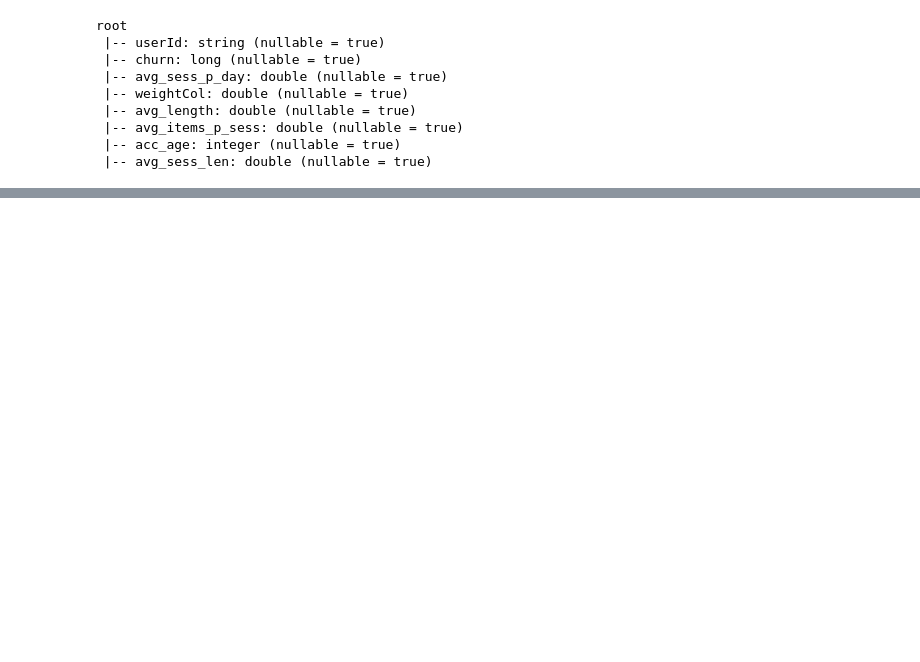
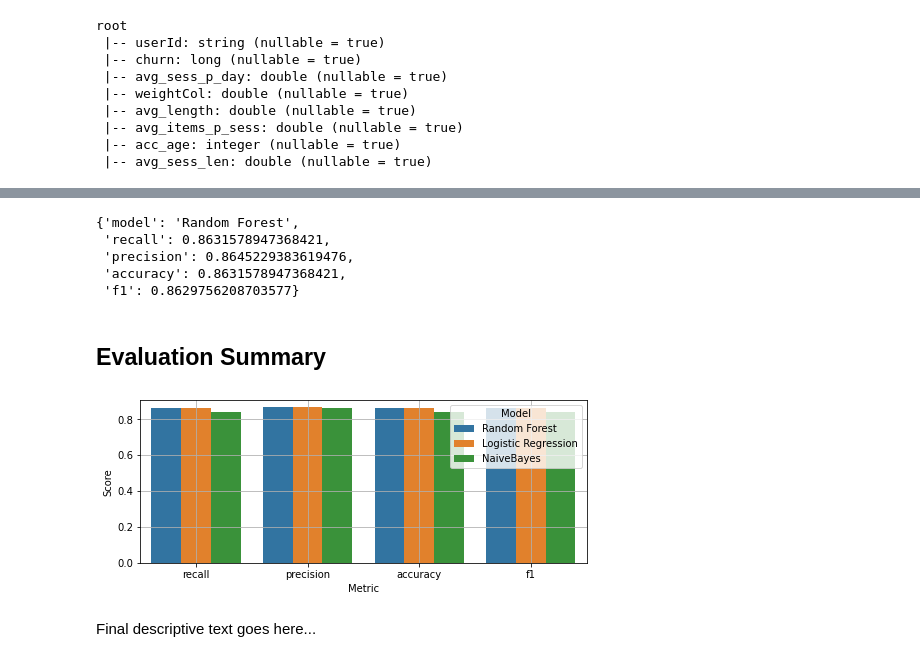
Before and after one commit to philippmarcus/dsnd-sparkify, a Jupyter notebook: Sparkify.ipynb, the cells around one changed output, grey strips where cells are left out. Cells and saved outputs as stored; diff of their text form; code cells hidden in the pictures; blank space fills up the shorter version.

Commit message:
Added svm, random forest, log regression classifiers incl. training and evaluation

```diff
--- a/Sparkify.ipynb
+++ b/Sparkify.ipynb
@@ -976,0 +1047,37 @@ Clean up your code, adding comments and renaming variables to make the code easi
+# %%
+# Load the model
+rfModel = PipelineModel.load(rf_path)
+
+# Create predictions
+rf_results = lrModel.transform(train_test)
+
+# Evaluate the predictions
+metrics_rf = evaluate_model(rf_results, "Random Forest")
+metrics_rf
+# %% [output]
+{'model': 'Random Forest',
+ 'recall': 0.8631578947368421,
+ 'precision': 0.8645229383619476,
+ 'accuracy': 0.8631578947368421,
+ 'f1': 0.8629756208703577}
+# %% [markdown]
+## Evaluation Summary
+# %%
+metrics_df = pd.DataFrame.from_records([metrics_rf,
+                        metrics_lr,
+                        metrics_nb])
+# %%
+metrics_df_melted = metrics_df.melt(id_vars="model")
+# %%
+metrics_df_melted.rename(columns={'model':"Model",
+                                  'variable':"Metric",
+                                  'value':"Score"},
+                        inplace=True)
+# %%
+fig = plt.figure(figsize=(8,3))
+ax = sns.barplot(x="Metric", y="Score", hue="Model", data=metrics_df_melted)
+plt.grid("on")
+# %% [output]
+[figure, added]
+# %% [markdown]
+Final descriptive text goes here...
```
Also changed, not shown: parts of 50 cells of this notebook, 8 other files.
